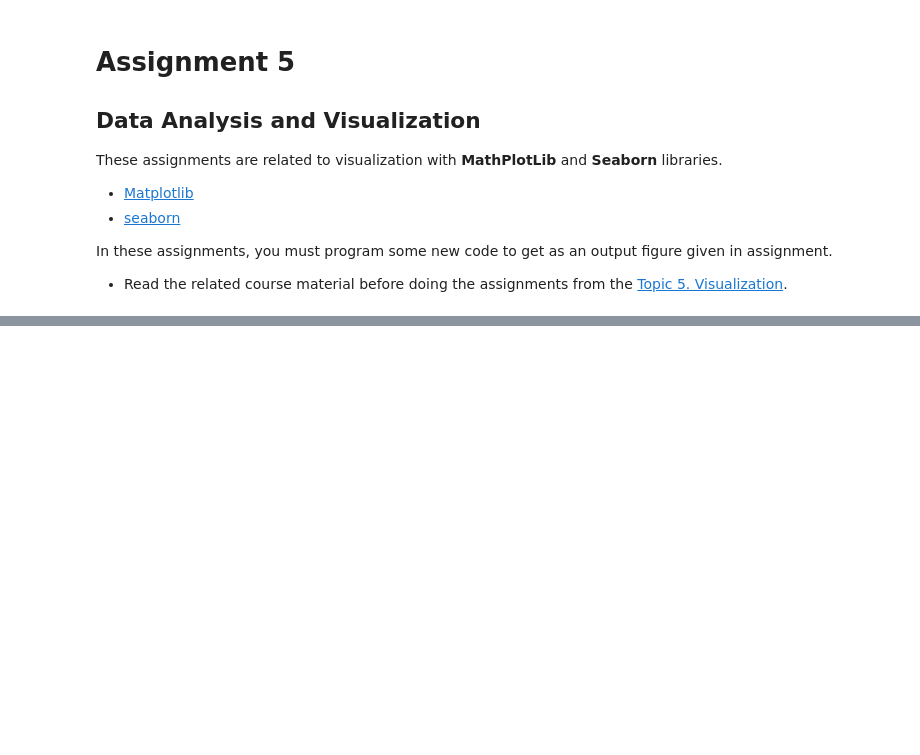
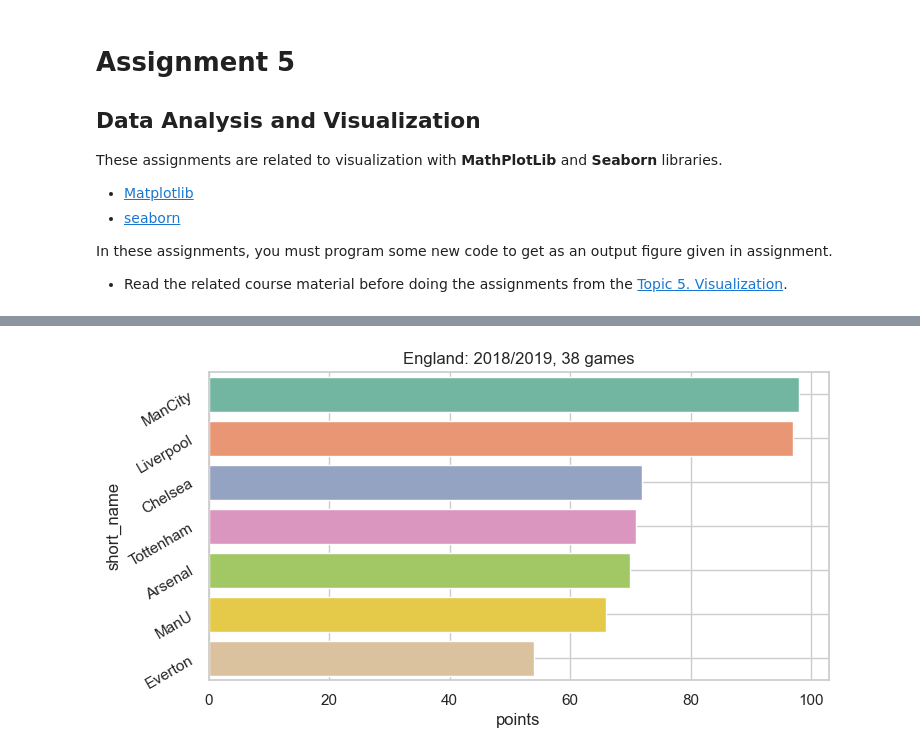
Before and after one commit to jaka-aurora/Data-Analysis-and-Visualization-Assignments, a Jupyter notebook: assignments/assignments_05.ipynb, the cells around one changed output, grey strips where cells are left out. Cells and saved outputs as stored; diff of their text form; code cells hidden in the pictures; blank space fills up the shorter version.

```diff
--- a/assignments/assignments_05.ipynb
+++ b/assignments/assignments_05.ipynb
@@ -82,6 +155,48 @@ After processing the data, create a bar chart on a transposed (x, y)-plane, wher
 ![h5.3](./img/h5_t3.png)
 # %%
 # TODO: Implementation
+import pandas as pd
+import matplotlib.pyplot as plt
+import seaborn as sns
+
+df = pd.read_csv('data/england-premier-league-teams-2018-to-2019-stats.csv')
+
+df['team_name'] = df['team_name']
+df['common_name'] = df['common_name']
+df['season'] = '2018-2019'
+df['wins'] = df['wins_home'] + df['wins_away']
+df['draws'] = df['matches_played'] - df['wins'] - df['losses']
+
+short_names = {
+    'Arsenal': 'Arsenal',
+    'Tottenham Hotspur': 'Tottenham',
+    'Manchester City': 'ManCity',
+    'Manchester United': 'ManU',
+    'Chelsea': 'Chelsea',
+    'Liverpool': 'Liverpool',
+    'Everton': 'Everton'
+}
+
+df['short_name'] = df['common_name'].map(short_names)
+df['points'] = df['wins'] * 3 + df['draws']
+
+teams = ['Arsenal', 'Tottenham Hotspur', 'Manchester City', 'Manchester United', 'Chelsea', 'Liverpool', 'Everton']
+df_selected = df[df['common_name'].isin(teams)]
+df_selected_sorted = df_selected.sort_values(by='points', ascending=False)
+
+sns.set_theme(style="whitegrid")
+plt.figure(figsize=(8, 4))
+sns.barplot(x='points', y='short_name', data=df_selected_sorted, palette="Set2", hue='short_name')
+plt.yticks(rotation=30)
+plt.grid(True)
+
+season = df['season'].iloc[0]
+matches_played = df['matches_played'].sum()
+plt.title('England: 2018/2019, 38 games')
+
+plt.show()
+# %% [output]
+[figure, added]
 # %% [markdown]
 ## Assignment 05-04. Visualizing Car Data
 
```
Also changed, not shown: parts of 5 cells of this notebook, 4 other files.
